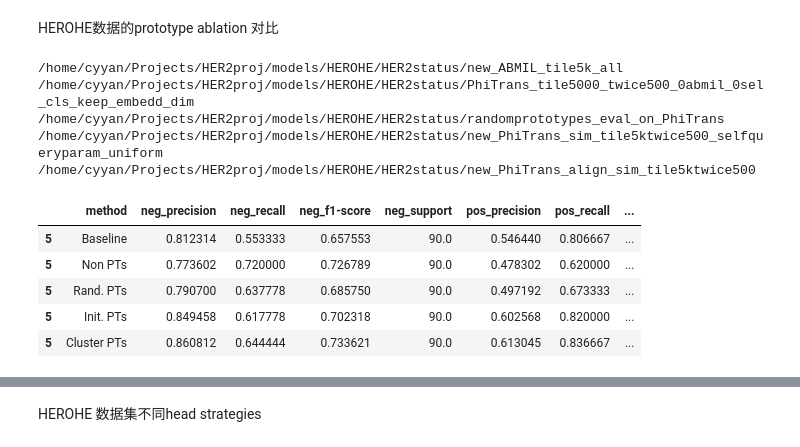
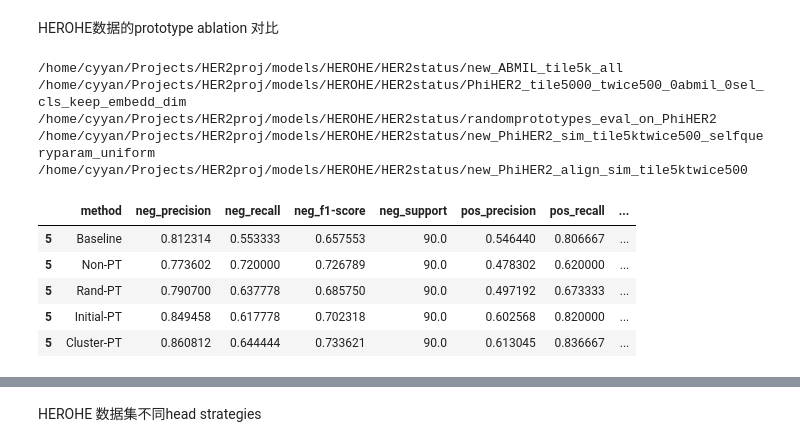
Before and after one commit to gatsby2016/PhiHER2, a Jupyter notebook: post_exp_figs/s7_5_prototype_head_ablation_metric.ipynb, the cells around one changed output, grey strips where cells are left out. Drawn from its saved outputs; the diff is of its cells as text; code cells hidden in the pictures.

```diff
--- a/post_exp_figs/s7_5_prototype_head_ablation_metric.ipynb
+++ b/post_exp_figs/s7_5_prototype_head_ablation_metric.ipynb
@@ -45,42 +45,42 @@ HEROHE数据的prototype ablation 对比
 # %%
 from glob import glob
 
 root_path = "/home/cyyan/Projects/HER2proj/models/HEROHE/HER2status"
 filename = "summary_metrics_alltimes_kfolds.csv"
 
 ## loop 所有满足条件的exp name
 
 mapping_exp = {'Baseline': 'new_ABMIL_tile5k_all',
-        'Non PTs': 'PhiTrans_tile5000_twice500_0abmil_0sel_cls_keep_embedd_dim',
-         'Rand. PTs': 'randomprototypes_eval_on_PhiTrans',
-         'Init. PTs': 'new_PhiTrans_sim_tile5ktwice500_selfqueryparam_uniform',
-         'Cluster PTs': 'new_PhiTrans_align_sim_tile5ktwice500'
+        'Non-PT': 'PhiHER2_tile5000_twice500_0abmil_0sel_cls_keep_embedd_dim',
+         'Rand-PT': 'randomprototypes_eval_on_PhiHER2',
+         'Initial-PT': 'new_PhiHER2_sim_tile5ktwice500_selfqueryparam_uniform',
+         'Cluster-PT': 'new_PhiHER2_align_sim_tile5ktwice500'
          }
 
 
 total_pd = pd.DataFrame()
 for exp_re, exp_name in mapping_exp.items():
     exp_name = os.path.join(root_path, exp_name)
     print(exp_name)
     eval_res = pd.read_csv(os.path.join(exp_name, filename)).iloc[-2:-1, 3:]
     eval_res.insert(0, column="method", value=exp_re)
 
     total_pd = pd.concat([total_pd, eval_res], axis=0)
 
 total_pd
 # total_pd.to_csv(os.path.join(root_path, "HEROHE_prototype_ablation.csv"))
 # %% [output]
 /home/cyyan/Projects/HER2proj/models/HEROHE/HER2status/new_ABMIL_tile5k_all
-/home/cyyan/Projects/HER2proj/models/HEROHE/HER2status/PhiTrans_tile5000_twice500_0abmil_0sel_cls_keep_embedd_dim
-/home/cyyan/Projects/HER2proj/models/HEROHE/HER2status/randomprototypes_eval_on_PhiTrans
-/home/cyyan/Projects/HER2proj/models/HEROHE/HER2status/new_PhiTrans_sim_tile5ktwice500_selfqueryparam_uniform
-/home/cyyan/Projects/HER2proj/models/HEROHE/HER2status/new_PhiTrans_align_sim_tile5ktwice500
+/home/cyyan/Projects/HER2proj/models/HEROHE/HER2status/PhiHER2_tile5000_twice500_0abmil_0sel_cls_keep_embedd_dim
+/home/cyyan/Projects/HER2proj/models/HEROHE/HER2status/randomprototypes_eval_on_PhiHER2
+/home/cyyan/Projects/HER2proj/models/HEROHE/HER2status/new_PhiHER2_sim_tile5ktwice500_selfqueryparam_uniform
+/home/cyyan/Projects/HER2proj/models/HEROHE/HER2status/new_PhiHER2_align_sim_tile5ktwice500
 |  | method | neg_precision | neg_recall | neg_f1-score | neg_support | pos_precision | pos_recall | ... |
 | 5 | Baseline | 0.812314 | 0.553333 | 0.657553 | 90.0 | 0.546440 | 0.806667 | ... |
-| 5 | Non PTs | 0.773602 | 0.720000 | 0.726789 | 90.0 | 0.478302 | 0.620000 | ... |
-| 5 | Rand. PTs | 0.790700 | 0.637778 | 0.685750 | 90.0 | 0.497192 | 0.673333 | ... |
-| 5 | Init. PTs | 0.849458 | 0.617778 | 0.702318 | 90.0 | 0.602568 | 0.820000 | ... |
-| 5 | Cluster PTs | 0.860812 | 0.644444 | 0.733621 | 90.0 | 0.613045 | 0.836667 | ... |
+| 5 | Non-PT | 0.773602 | 0.720000 | 0.726789 | 90.0 | 0.478302 | 0.620000 | ... |
+| 5 | Rand-PT | 0.790700 | 0.637778 | 0.685750 | 90.0 | 0.497192 | 0.673333 | ... |
+| 5 | Initial-PT | 0.849458 | 0.617778 | 0.702318 | 90.0 | 0.602568 | 0.820000 | ... |
+| 5 | Cluster-PT | 0.860812 | 0.644444 | 0.733621 | 90.0 | 0.613045 | 0.836667 | ... |
 # %%
 import seaborn as sns
 import matplotlib.pyplot as plt
```
Also changed, not shown: parts of 8 cells of this notebook, 9 other files.
